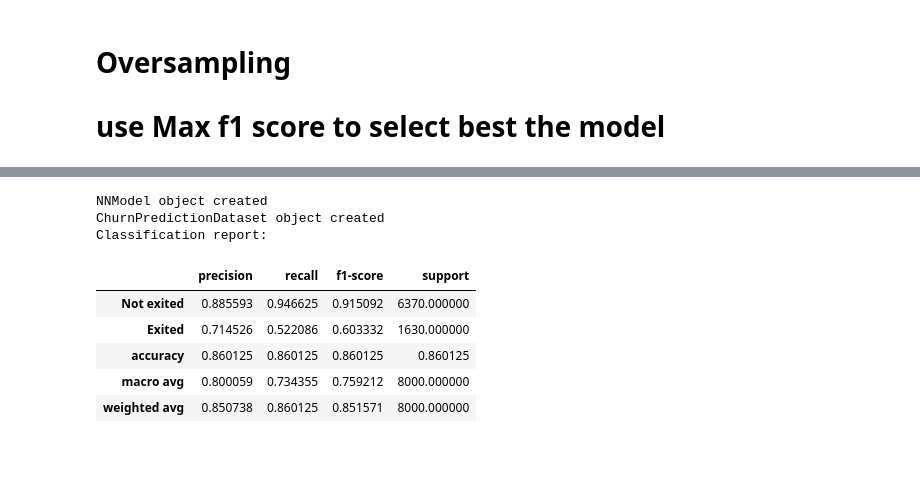
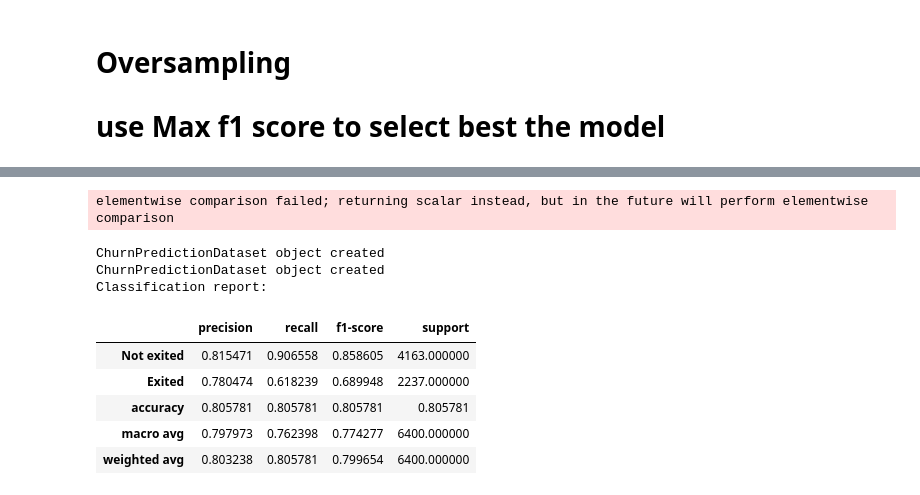
Before and after one commit to Auyin111/churn-prediction, a Jupyter notebook: churn prediction.ipynb, the cells around one changed output, grey strips where cells are left out. Cells and saved outputs as stored; diff of their text form; code cells hidden in the pictures; blank space fills up the shorter version.

```diff
--- a/churn prediction.ipynb
+++ b/churn prediction.ipynb
@@ -254,14 +338,15 @@ Classification report:
 # %%
-churn_prediction_with_oversampling.test_model(dataset = 'train_valid_set')
-churn_prediction_with_oversampling.show_classification_report(dataset = 'train_valid_set')
+churn_prediction_with_oversampling.test_model(dataset = 'train_set')
+churn_prediction_with_oversampling.show_classification_report(dataset = 'train_set')
 # %% [output]
-NNModel object created
-ChurnPredictionDataset object created
-Classification report:
+elementwise comparison failed; returning scalar instead, but in the future will perform elementwise comparison
+ChurnPredictionDataset object created
+ChurnPredictionDataset object created
+Classification report:
 |  | precision | recall | f1-score | support |
-| Not exited | 0.885593 | 0.946625 | 0.915092 | 6370.000000 |
-| Exited | 0.714526 | 0.522086 | 0.603332 | 1630.000000 |
-| accuracy | 0.860125 | 0.860125 | 0.860125 | 0.860125 |
-| macro avg | 0.800059 | 0.734355 | 0.759212 | 8000.000000 |
-| weighted avg | 0.850738 | 0.860125 | 0.851571 | 8000.000000 |
+| Not exited | 0.815471 | 0.906558 | 0.858605 | 4163.000000 |
+| Exited | 0.780474 | 0.618239 | 0.689948 | 2237.000000 |
+| accuracy | 0.805781 | 0.805781 | 0.805781 | 0.805781 |
+| macro avg | 0.797973 | 0.762398 | 0.774277 | 6400.000000 |
+| weighted avg | 0.803238 | 0.805781 | 0.799654 | 6400.000000 |
 # %%
```
Also changed, not shown: parts of 14 cells of this notebook, 15 other files.
